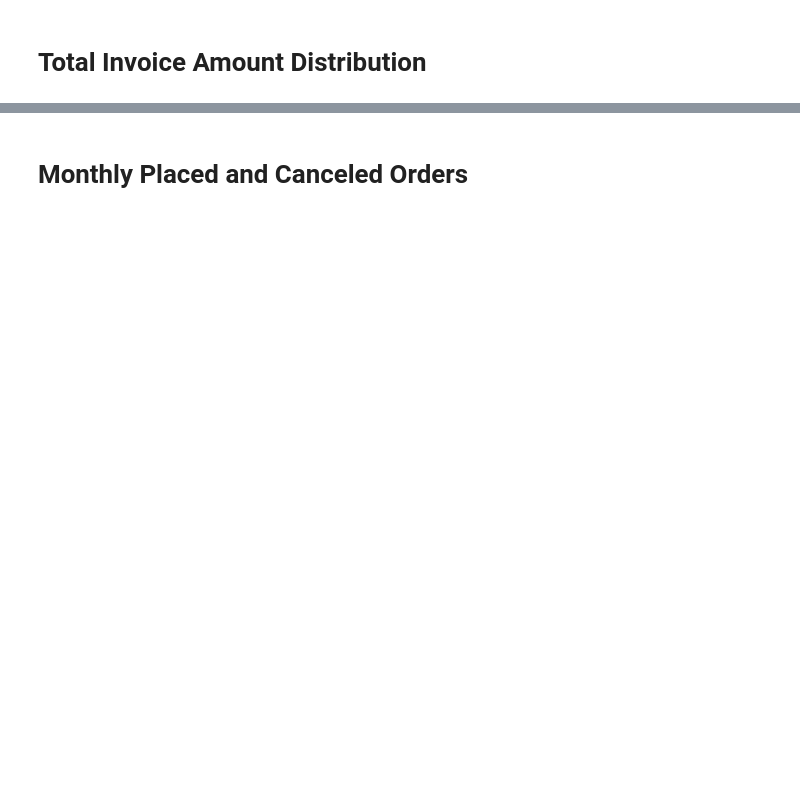
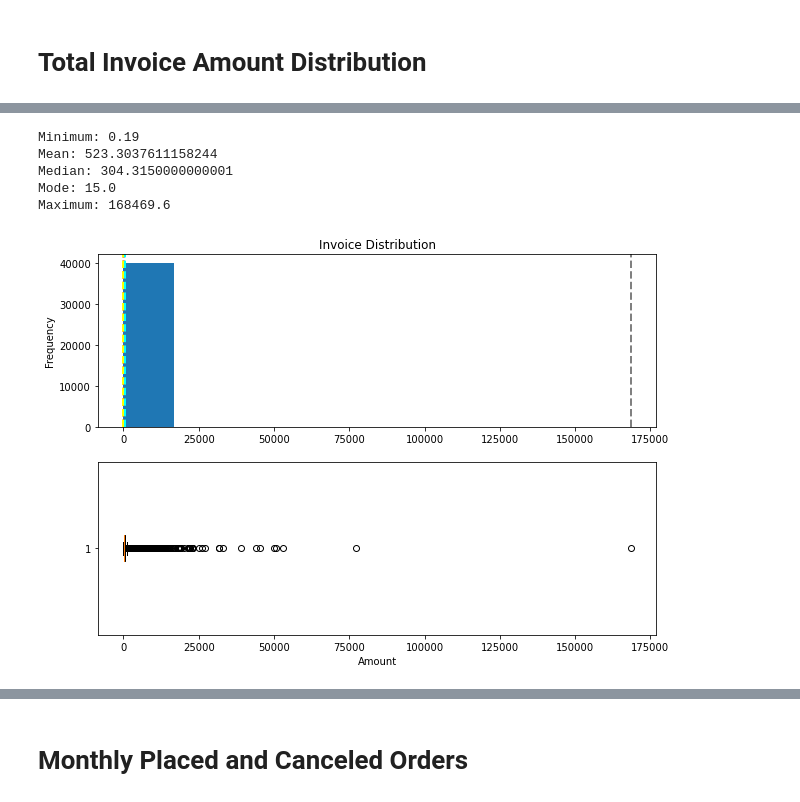
Before and after one commit to jarviscanada/jarvis_data_eng_DeepakElango, a Jupyter notebook: python_data_analytics/retail_data_analytics_wrangling.ipynb, the cells around one changed output, grey strips where cells are left out. Saved outputs shown, nothing was run; the diff lists cells and outputs as text; code cells hidden in the pictures; blank space fills up the shorter version.

```diff
--- a/python_data_analytics/retail_data_analytics_wrangling.ipynb
+++ b/python_data_analytics/retail_data_analytics_wrangling.ipynb
@@ -72,0 +59,14 @@ retail_df.head()
+# %%
+retail_df = pd.read_csv("data/online_retail_II.csv")
+retail_df.rename(
+    columns={'Invoice':'invoice',
+             'StockCode':'stock_code',
+             'Description':'description',
+             'Quantity':'quantity',
+             'InvoiceDate':'invoice_date',
+             'Price':'price',
+             'Customer ID':'customer_id',
+             'Country':'country'},
+    inplace=True)
+retail_df["invoice_date"] = pd.to_datetime(retail_df["invoice_date"])
+retail_df.head()
@@ -92,0 +100,4 @@ retail_df.head()
+# %%
+retail_df['Amount'] = retail_df['price']*retail_df['quantity']
+invoiceAmount_df = retail_df.loc[retail_df['Amount'] > 0].groupby('invoice')['Amount'].sum()
+invoiceAmount_df.head()
@@ -92,0 +112,36 @@ retail_df.head()
+# %%
+def show_distribution(data):
+    minimum = data.min()
+    maximum = data.max()
+    mean = data.mean()
+    median = data.median()
+    mode = data.mode()[0]
+
+    print("Minimum: {:.2f}\n
+           Mean: {:.15f}\n
+           Median: {:.15f}\n
+           Mode: {:.2f}\n
+           Maximum: {:.2f}\n"
+          .format(minimum, mean, median, mode, maximum))
+
+    figure, pyplot = plt.subplots(2, 1, figsize = (10,7))
+    pyplot[0].hist(data)
+    pyplot[0].set_ylabel("Frequency")
+    pyplot[0].axvline(x=minimum, color="grey", linewidth=2, linestyle='--')
+    pyplot[0].axvline(x=maximum, color="grey", linewidth=2, linestyle='--')
+    pyplot[0].axvline(x=mean, color="blue", linewidth=2, linestyle='--')
+    pyplot[0].axvline(x=median, color="red", linewidth=2, linestyle='--')
+    pyplot[0].axvline(x=mode, color="yellow", linewidth=2, linestyle='--')
+
+    pyplot[1].boxplot(data, vert=False)
+    pyplot[0].title("Invoice Distribution")
+    pyplot[1].set_xlabel('Amount')
+
+show_distribution(invoiceAmount_df["Amount"])
+# %% [output]
+Minimum: 0.19
+Mean: 523.3037611158244
+Median: 304.3150000000001
+Mode: 15.0
+Maximum: 168469.6
+[figure, added]
```
Also changed, not shown: parts of 30 cells of this notebook, 34 other files.
